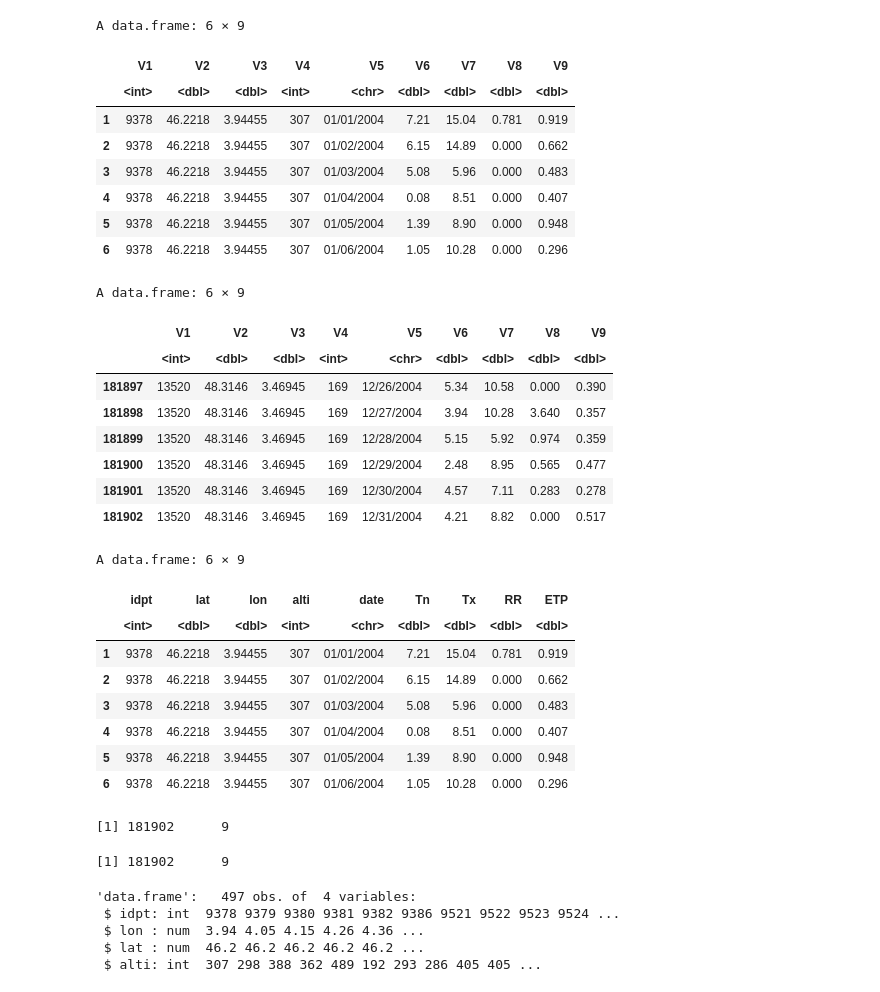
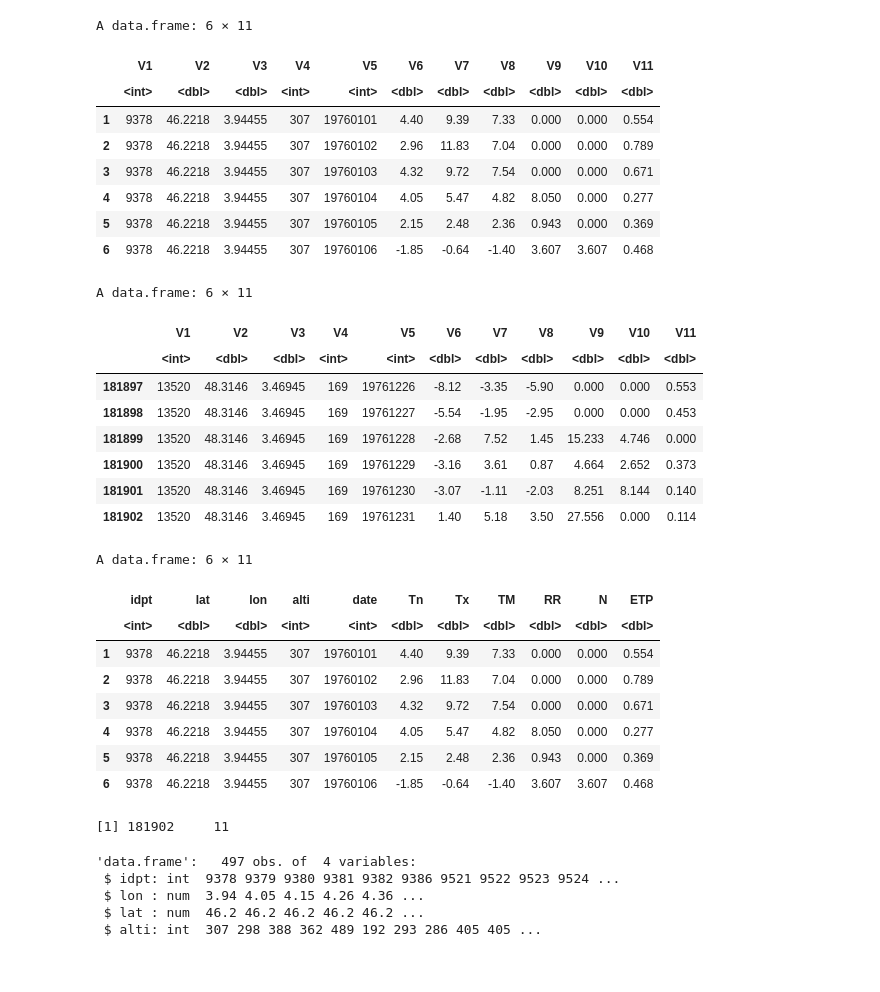
Before and after one commit to thierrycastel/tcnotebook, a Jupyter notebook: M2SEME_UE4/TD1_DriasEDA.ipynb, the cells around one changed output. Cells and saved outputs as stored; diff of their text form; code cells hidden in the pictures.

```diff
--- a/M2SEME_UE4/TD1_DriasEDA.ipynb
+++ b/M2SEME_UE4/TD1_DriasEDA.ipynb
@@ -9,60 +24,59 @@ getwd()
 # %%
 ###########################################################
 ## Lecture et mise en forme des données drias
 ###########################################################
 
 ## Il faudra que vous ajustiez cela en fonction de vos données
 
 
-driasfile <- "tasminAdjusttasmaxAdjustprtotAdjustevspsblpotAdjust_France_CNRM-CERFACS-CNRM-CM5_CNRM-ALADIN63_Historical_METEO-FRANCE_ADAMONT-France_SAFRAN_day_20040101-20041231.txt"
-mydrias<-read.csv(driasfile, header = FALSE, sep=",", skip=60) ## Attention l'argument skip peut varier en fonction des variables récupérées
+driasfile <- "tasmintasmaxtasprtotprsnevspsblpot_France_CNRM-CERFACS-CNRM-CM5_KNMI-RACMO22E_Historical_METEO-FRANCE_ADAMONT-France_SAFRAN_day_19760101-19761231.txt"
+mydrias<-read.csv(driasfile, header = FALSE, sep=";",skip = 60) ## Attention l'argument skip peut varier en fonction des variables récupérées
 head(mydrias)
 tail(mydrias)
 # %% [output]
-A data.frame: 6 × 9
+A data.frame: 6 × 11
-|  | V1 | V2 | V3 | V4 | V5 | V6 | V7 | V8 | V9 |
-|  | <int> | <dbl> | <dbl> | <int> | <chr> | <dbl> | <dbl> | <dbl> | <dbl> |
-| 1 | 9378 | 46.2218 | 3.94455 | 307 | 01/01/2004 | 7.21 | 15.04 | 0.781 | 0.919 |
-| 2 | 9378 | 46.2218 | 3.94455 | 307 | 01/02/2004 | 6.15 | 14.89 | 0.000 | 0.662 |
-| 3 | 9378 | 46.2218 | 3.94455 | 307 | 01/03/2004 | 5.08 | 5.96 | 0.000 | 0.483 |
-| 4 | 9378 | 46.2218 | 3.94455 | 307 | 01/04/2004 | 0.08 | 8.51 | 0.000 | 0.407 |
-| 5 | 9378 | 46.2218 | 3.94455 | 307 | 01/05/2004 | 1.39 | 8.90 | 0.000 | 0.948 |
-| 6 | 9378 | 46.2218 | 3.94455 | 307 | 01/06/2004 | 1.05 | 10.28 | 0.000 | 0.296 |
+|  | V1 | V2 | V3 | V4 | V5 | V6 | V7 | V8 | V9 | V10 | V11 |
+|  | <int> | <dbl> | <dbl> | <int> | <int> | <dbl> | <dbl> | <dbl> | <dbl> | <dbl> | <dbl> |
+| 1 | 9378 | 46.2218 | 3.94455 | 307 | 19760101 | 4.40 | 9.39 | 7.33 | 0.000 | 0.000 | 0.554 |
+| 2 | 9378 | 46.2218 | 3.94455 | 307 | 19760102 | 2.96 | 11.83 | 7.04 | 0.000 | 0.000 | 0.789 |
+| 3 | 9378 | 46.2218 | 3.94455 | 307 | 19760103 | 4.32 | 9.72 | 7.54 | 0.000 | 0.000 | 0.671 |
+| 4 | 9378 | 46.2218 | 3.94455 | 307 | 19760104 | 4.05 | 5.47 | 4.82 | 8.050 | 0.000 | 0.277 |
+| 5 | 9378 | 46.2218 | 3.94455 | 307 | 19760105 | 2.15 | 2.48 | 2.36 | 0.943 | 0.000 | 0.369 |
+| 6 | 9378 | 46.2218 | 3.94455 | 307 | 19760106 | -1.85 | -0.64 | -1.40 | 3.607 | 3.607 | 0.468 |
-A data.frame: 6 × 9
+A data.frame: 6 × 11
-|  | V1 | V2 | V3 | V4 | V5 | V6 | V7 | V8 | V9 |
-|  | <int> | <dbl> | <dbl> | <int> | <chr> | <dbl> | <dbl> | <dbl> | <dbl> |
-| 181897 | 13520 | 48.3146 | 3.46945 | 169 | 12/26/2004 | 5.34 | 10.58 | 0.000 | 0.390 |
-| 181898 | 13520 | 48.3146 | 3.46945 | 169 | 12/27/2004 | 3.94 | 10.28 | 3.640 | 0.357 |
-| 181899 | 13520 | 48.3146 | 3.46945 | 169 | 12/28/2004 | 5.15 | 5.92 | 0.974 | 0.359 |
-| 181900 | 13520 | 48.3146 | 3.46945 | 169 | 12/29/2004 | 2.48 | 8.95 | 0.565 | 0.477 |
-| 181901 | 13520 | 48.3146 | 3.46945 | 169 | 12/30/2004 | 4.57 | 7.11 | 0.283 | 0.278 |
-| 181902 | 13520 | 48.3146 | 3.46945 | 169 | 12/31/2004 | 4.21 | 8.82 | 0.000 | 0.517 |
+|  | V1 | V2 | V3 | V4 | V5 | V6 | V7 | V8 | V9 | V10 | V11 |
+|  | <int> | <dbl> | <dbl> | <int> | <int> | <dbl> | <dbl> | <dbl> | <dbl> | <dbl> | <dbl> |
+| 181897 | 13520 | 48.3146 | 3.46945 | 169 | 19761226 | -8.12 | -3.35 | -5.90 | 0.000 | 0.000 | 0.553 |
+| 181898 | 13520 | 48.3146 | 3.46945 | 169 | 19761227 | -5.54 | -1.95 | -2.95 | 0.000 | 0.000 | 0.453 |
+| 181899 | 13520 | 48.3146 | 3.46945 | 169 | 19761228 | -2.68 | 7.52 | 1.45 | 15.233 | 4.746 | 0.000 |
+| 181900 | 13520 | 48.3146 | 3.46945 | 169 | 19761229 | -3.16 | 3.61 | 0.87 | 4.664 | 2.652 | 0.373 |
+| 181901 | 13520 | 48.3146 | 3.46945 | 169 | 19761230 | -3.07 | -1.11 | -2.03 | 8.251 | 8.144 | 0.140 |
+| 181902 | 13520 | 48.3146 | 3.46945 | 169 | 19761231 | 1.40 | 5.18 | 3.50 | 27.556 | 0.000 | 0.114 |
 # %%
 ## Nom ce colonnes à adapter en fonction de vos données
-colnames(mydrias) <- c("idpt","lat","lon","alti","date","Tn","Tx","RR","ETP")
+colnames(mydrias) <- c("idpt","lat","lon","alti","date","Tn","Tx","TM","RR","N","ETP")
 head(mydrias)
 dim(mydrias)
 # %% [output]
-A data.frame: 6 × 9
+A data.frame: 6 × 11
-|  | idpt | lat | lon | alti | date | Tn | Tx | RR | ETP |
-|  | <int> | <dbl> | <dbl> | <int> | <chr> | <dbl> | <dbl> | <dbl> | <dbl> |
-| 1 | 9378 | 46.2218 | 3.94455 | 307 | 01/01/2004 | 7.21 | 15.04 | 0.781 | 0.919 |
-| 2 | 9378 | 46.2218 | 3.94455 | 307 | 01/02/2004 | 6.15 | 14.89 | 0.000 | 0.662 |
-| 3 | 9378 | 46.2218 | 3.94455 | 307 | 01/03/2004 | 5.08 | 5.96 | 0.000 | 0.483 |
-| 4 | 9378 | 46.2218 | 3.94455 | 307 | 01/04/2004 | 0.08 | 8.51 | 0.000 | 0.407 |
-| 5 | 9378 | 46.2218 | 3.94455 | 307 | 01/05/2004 | 1.39 | 8.90 | 0.000 | 0.948 |
-| 6 | 9378 | 46.2218 | 3.94455 | 307 | 01/06/2004 | 1.05 | 10.28 | 0.000 | 0.296 |
+|  | idpt | lat | lon | alti | date | Tn | Tx | TM | RR | N | ETP |
+|  | <int> | <dbl> | <dbl> | <int> | <int> | <dbl> | <dbl> | <dbl> | <dbl> | <dbl> | <dbl> |
+| 1 | 9378 | 46.2218 | 3.94455 | 307 | 19760101 | 4.40 | 9.39 | 7.33 | 0.000 | 0.000 | 0.554 |
+| 2 | 9378 | 46.2218 | 3.94455 | 307 | 19760102 | 2.96 | 11.83 | 7.04 | 0.000 | 0.000 | 0.789 |
+| 3 | 9378 | 46.2218 | 3.94455 | 307 | 19760103 | 4.32 | 9.72 | 7.54 | 0.000 | 0.000 | 0.671 |
+| 4 | 9378 | 46.2218 | 3.94455 | 307 | 19760104 | 4.05 | 5.47 | 4.82 | 8.050 | 0.000 | 0.277 |
+| 5 | 9378 | 46.2218 | 3.94455 | 307 | 19760105 | 2.15 | 2.48 | 2.36 | 0.943 | 0.000 | 0.369 |
+| 6 | 9378 | 46.2218 | 3.94455 | 307 | 19760106 | -1.85 | -0.64 | -1.40 | 3.607 | 3.607 | 0.468 |
-[1] 181902      9
+[1] 181902     11
 # %%
 ###############################################################
 ## Sauvegarde l'ensemble des données Drias au format RData
 ## une fois réalisé les données pourrons directement être chargé avec la fonction load
-dim(mydrias)
-save(mydrias, file="mydrias.RData")
+#dim(mydrias)
+save(mydrias, file="mydrias_historique.RData")
 #### Recharger les données au format RData se fait avec la fonction
-load("mydrias.RData")
+#setwd("../Data")
+#load("mydrias_historique.RData")
-# %% [output]
-[1] 181902      9
 # %%
 ## Combien de points de grille ?
 mydrias.pts <- unique(mydrias[,c("idpt","lon","lat","alti")])
```
Also changed, not shown: parts of 4 cells of this notebook, 5 other files.
